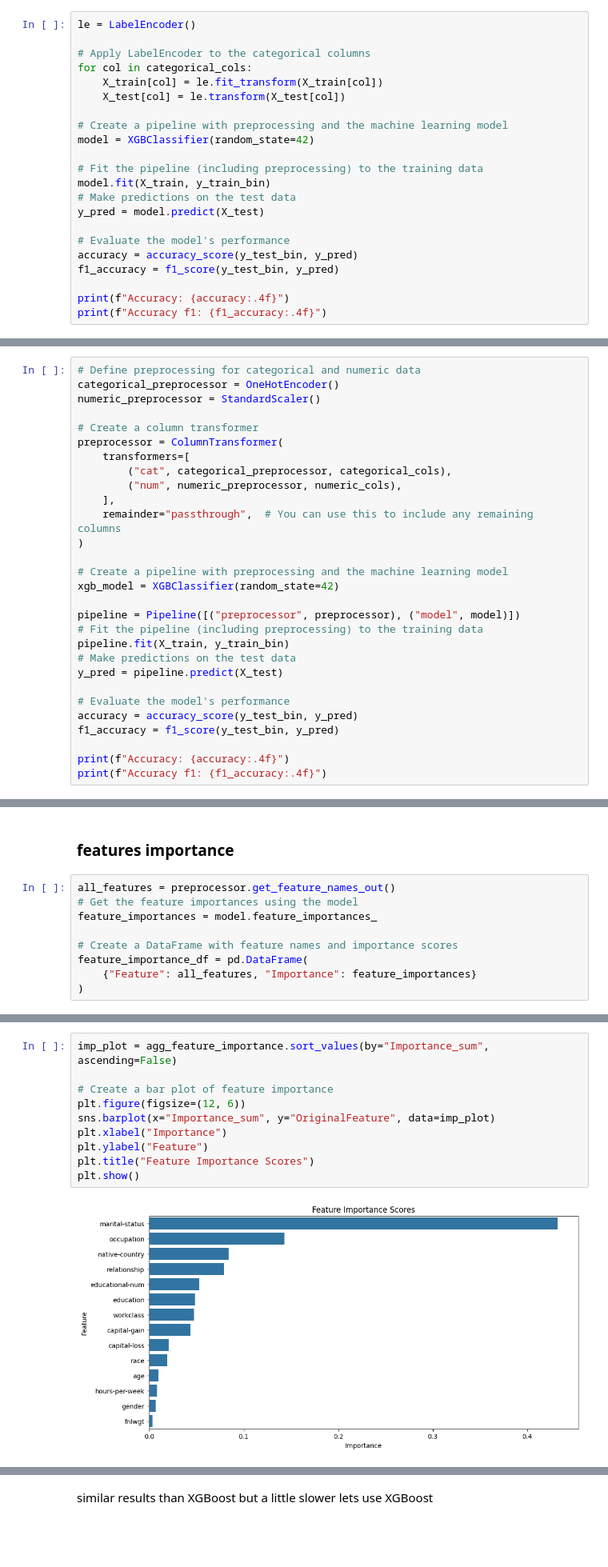
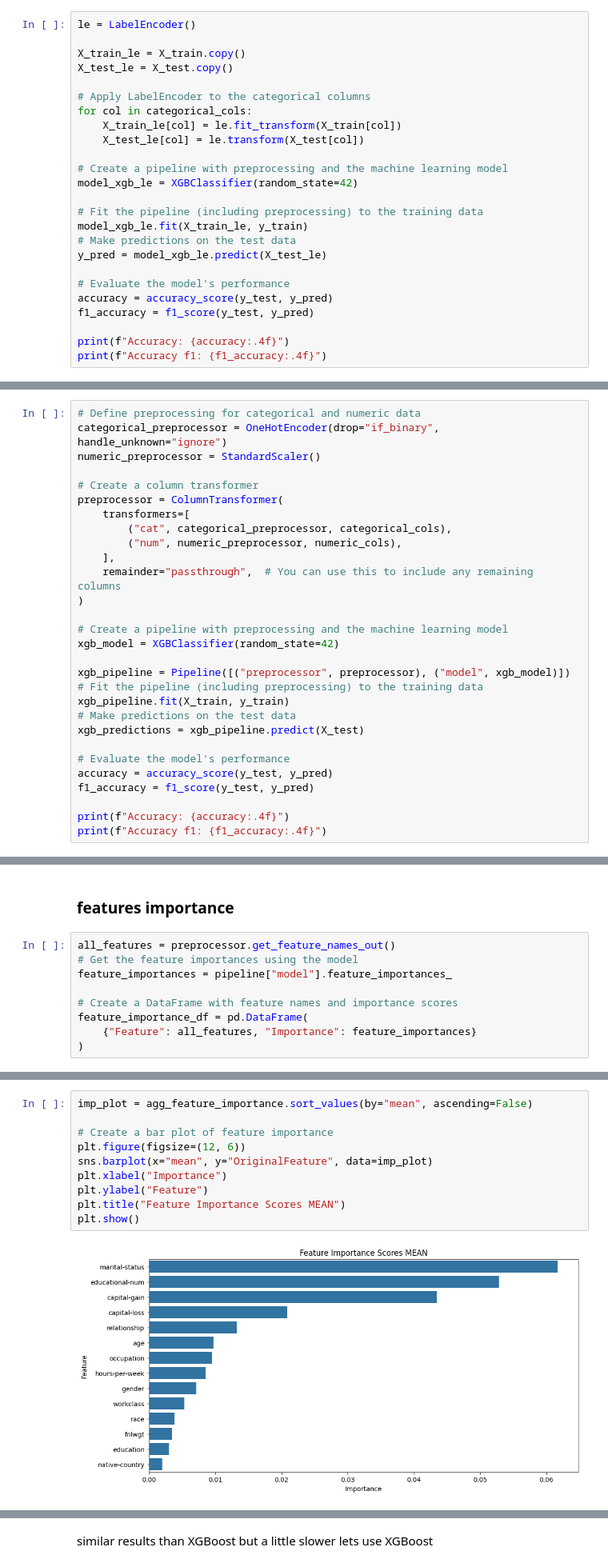
Before and after one commit to ConstanceGlly/Interpretability_and_Fairness_Income, a Jupyter notebook: Notebooks/Models.ipynb, the cells around one changed output, grey strips where cells are left out. Shown at 80% size. Cells and saved outputs as stored; diff of their text form; blank space fills up the shorter version.

```diff
--- a/Notebooks/Models.ipynb
+++ b/Notebooks/Models.ipynb
@@ -206,22 +201,25 @@ y_test_bin = y_test.replace({">50K": 1, "<=50K": 0})
 # %%
 le = LabelEncoder()
 
+X_train_le = X_train.copy()
+X_test_le = X_test.copy()
+
 # Apply LabelEncoder to the categorical columns
 for col in categorical_cols:
-    X_train[col] = le.fit_transform(X_train[col])
-    X_test[col] = le.transform(X_test[col])
+    X_train_le[col] = le.fit_transform(X_train[col])
+    X_test_le[col] = le.transform(X_test[col])
 
 # Create a pipeline with preprocessing and the machine learning model
-model = XGBClassifier(random_state=42)
+model_xgb_le = XGBClassifier(random_state=42)
 
 # Fit the pipeline (including preprocessing) to the training data
-model.fit(X_train, y_train_bin)
+model_xgb_le.fit(X_train_le, y_train)
 # Make predictions on the test data
-y_pred = model.predict(X_test)
+y_pred = model_xgb_le.predict(X_test_le)
 
 # Evaluate the model's performance
-accuracy = accuracy_score(y_test_bin, y_pred)
-f1_accuracy = f1_score(y_test_bin, y_pred)
+accuracy = accuracy_score(y_test, y_pred)
+f1_accuracy = f1_score(y_test, y_pred)
 
 print(f"Accuracy: {accuracy:.4f}")
 print(f"Accuracy f1: {f1_accuracy:.4f}")
@@ -232,7 +251,7 @@ Accuracy f1: 0.7189
 ### OneHot Encoder + Scaler
 # %%
 # Define preprocessing for categorical and numeric data
-categorical_preprocessor = OneHotEncoder()
+categorical_preprocessor = OneHotEncoder(drop="if_binary", handle_unknown="ignore")
 numeric_preprocessor = StandardScaler()
 
 # Create a column transformer
@@ -247,15 +266,15 @@ preprocessor = ColumnTransformer(
 # Create a pipeline with preprocessing and the machine learning model
 xgb_model = XGBClassifier(random_state=42)
 
-pipeline = Pipeline([("preprocessor", preprocessor), ("model", model)])
+xgb_pipeline = Pipeline([("preprocessor", preprocessor), ("model", xgb_model)])
 # Fit the pipeline (including preprocessing) to the training data
-pipeline.fit(X_train, y_train_bin)
+xgb_pipeline.fit(X_train, y_train)
 # Make predictions on the test data
-y_pred = pipeline.predict(X_test)
+xgb_predictions = xgb_pipeline.predict(X_test)
 
 # Evaluate the model's performance
-accuracy = accuracy_score(y_test_bin, y_pred)
-f1_accuracy = f1_score(y_test_bin, y_pred)
+accuracy = accuracy_score(y_test, y_pred)
+f1_accuracy = f1_score(y_test, y_pred)
 
 print(f"Accuracy: {accuracy:.4f}")
 print(f"Accuracy f1: {f1_accuracy:.4f}")
@@ -267,7 +301,7 @@ Accuracy f1: 0.7213
 # %%
 all_features = preprocessor.get_feature_names_out()
 # Get the feature importances using the model
-feature_importances = model.feature_importances_
+feature_importances = pipeline["model"].feature_importances_
 
 # Create a DataFrame with feature names and importance scores
 feature_importance_df = pd.DataFrame(
@@ -296,14 +342,14 @@ agg_feature_importance["mean"] = feature_importance_df.groupby(["OriginalFeature
 agg_feature_importance["Importance_sum"] = feature_importance_df.groupby(["OriginalFeature"])["Importance"].sum()
 agg_feature_importance = agg_feature_importance.reset_index()
 # %%
-imp_plot = agg_feature_importance.sort_values(by="Importance_sum", ascending=False)
+imp_plot = agg_feature_importance.sort_values(by="mean", ascending=False)
 
 # Create a bar plot of feature importance
 plt.figure(figsize=(12, 6))
-sns.barplot(x="Importance_sum", y="OriginalFeature", data=imp_plot)
+sns.barplot(x="mean", y="OriginalFeature", data=imp_plot)
 plt.xlabel("Importance")
 plt.ylabel("Feature")
-plt.title("Feature Importance Scores")
+plt.title("Feature Importance Scores MEAN")
 plt.show()
 # %% [output]
-[figure, old version]
+[figure, new version]
```
Also changed, not shown: parts of 21 cells of this notebook, 1 other file.
